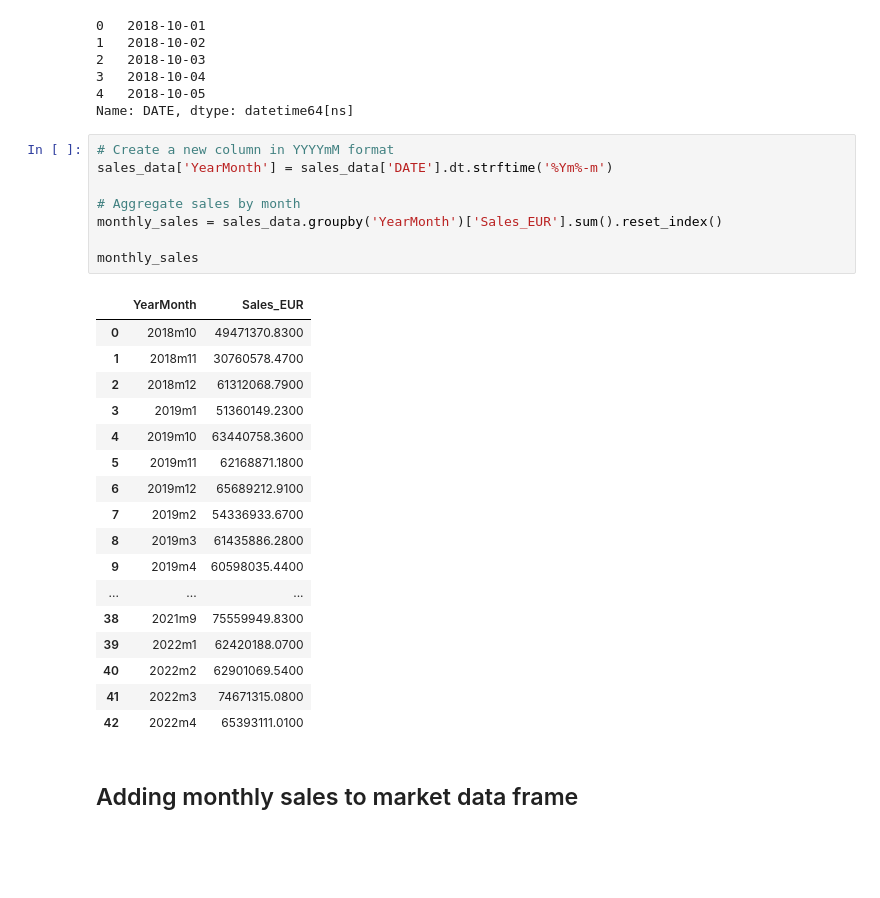
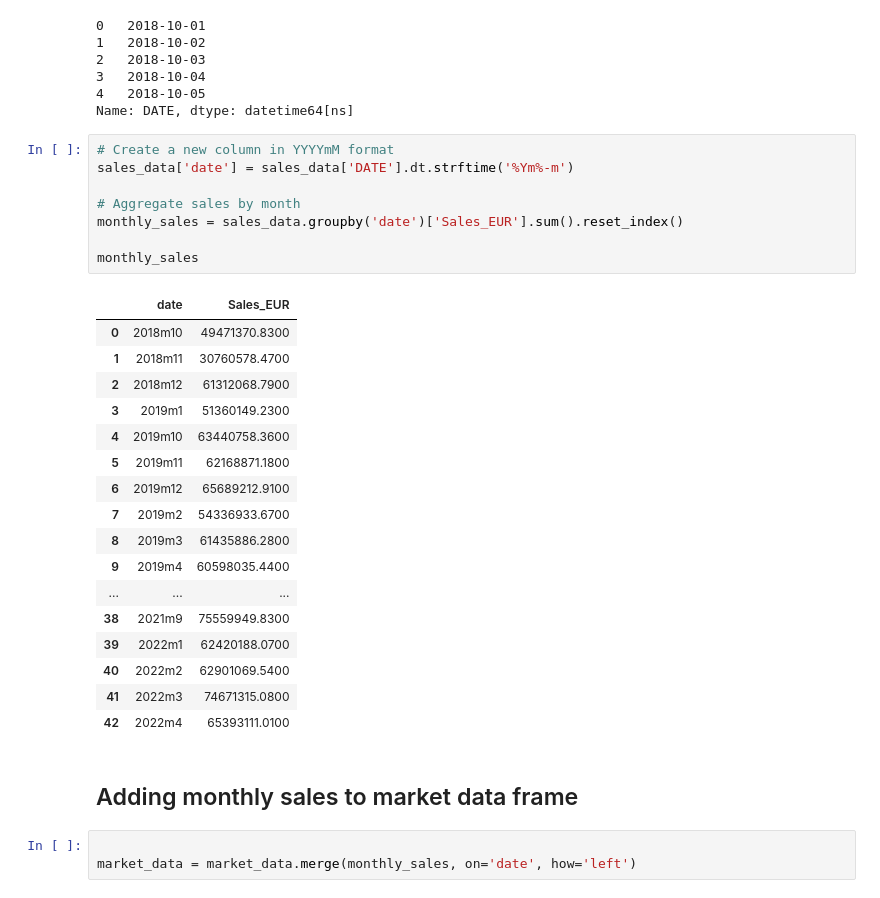
Before and after one commit to RubenCMarques/Case-2--Siemens-Sales-Forecast, a Jupyter notebook: Notebooks/Chloe_workspace.ipynb, the cells around one changed output. Cells and saved outputs as stored; diff of their text form; blank space fills up the shorter version.

Commit message:
merging data frames for exploration

```diff
--- a/Notebooks/Chloe_workspace.ipynb
+++ b/Notebooks/Chloe_workspace.ipynb
@@ -237,14 +237,14 @@ sales_data['DATE'].head()
 Name: DATE, dtype: datetime64[ns]
 # %%
 # Create a new column in YYYYmM format
-sales_data['YearMonth'] = sales_data['DATE'].dt.strftime('%Ym%-m')
+sales_data['date'] = sales_data['DATE'].dt.strftime('%Ym%-m')
 
 # Aggregate sales by month
-monthly_sales = sales_data.groupby('YearMonth')['Sales_EUR'].sum().reset_index()
+monthly_sales = sales_data.groupby('date')['Sales_EUR'].sum().reset_index()
 
 monthly_sales
 # %% [output]
-|  | YearMonth | Sales_EUR |
+|  | date | Sales_EUR |
 | 0 | 2018m10 | 49471370.8300 |
 | 1 | 2018m11 | 30760578.4700 |
 | 2 | 2018m12 | 61312068.7900 |
@@ -263,3 +263,6 @@ monthly_sales
 | 42 | 2022m4 | 65393111.0100 |
 # %% [markdown]
 ## Adding monthly sales to market data frame
+# %%
+
+market_data = market_data.merge(monthly_sales, on='date', how='left')
```
Also changed, not shown: parts of 1 cell of this notebook.
